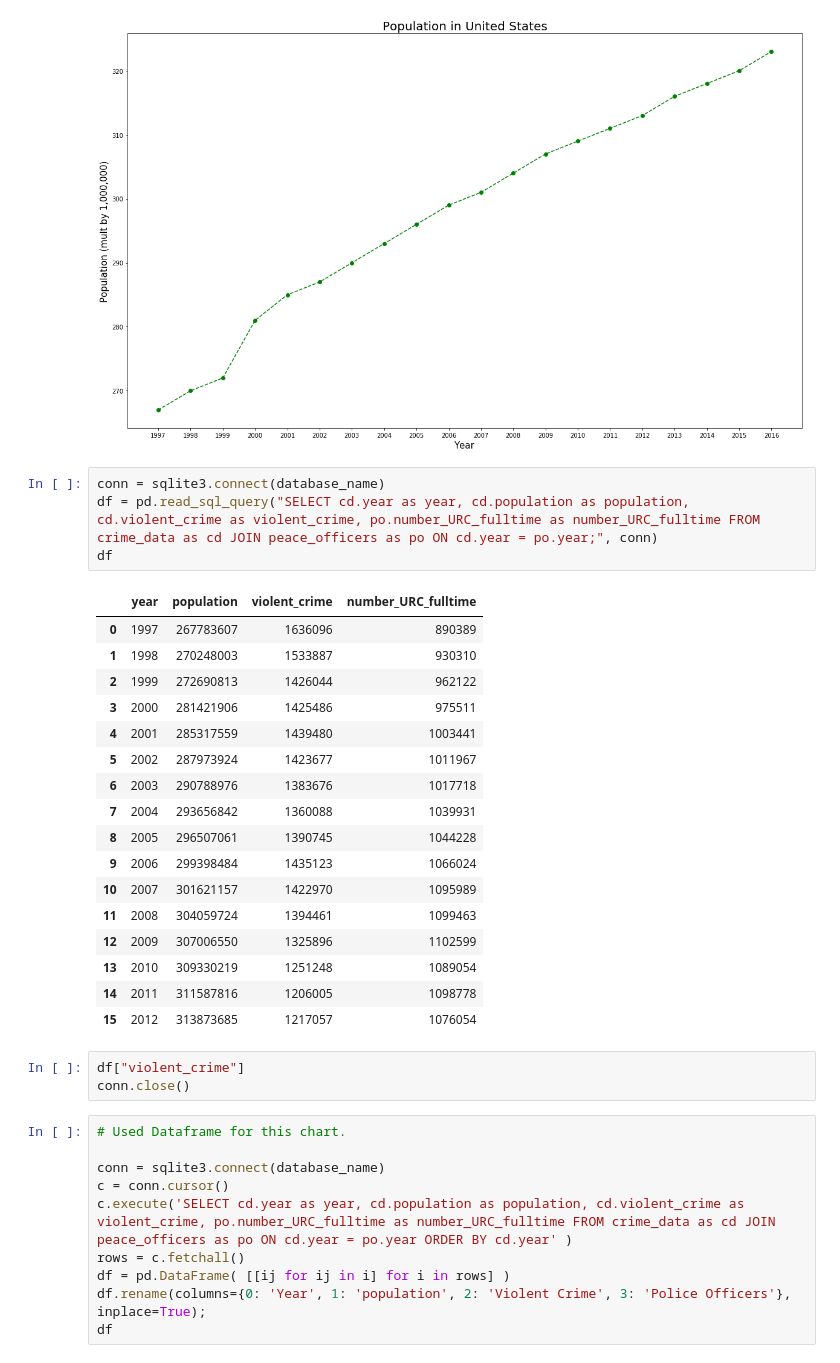
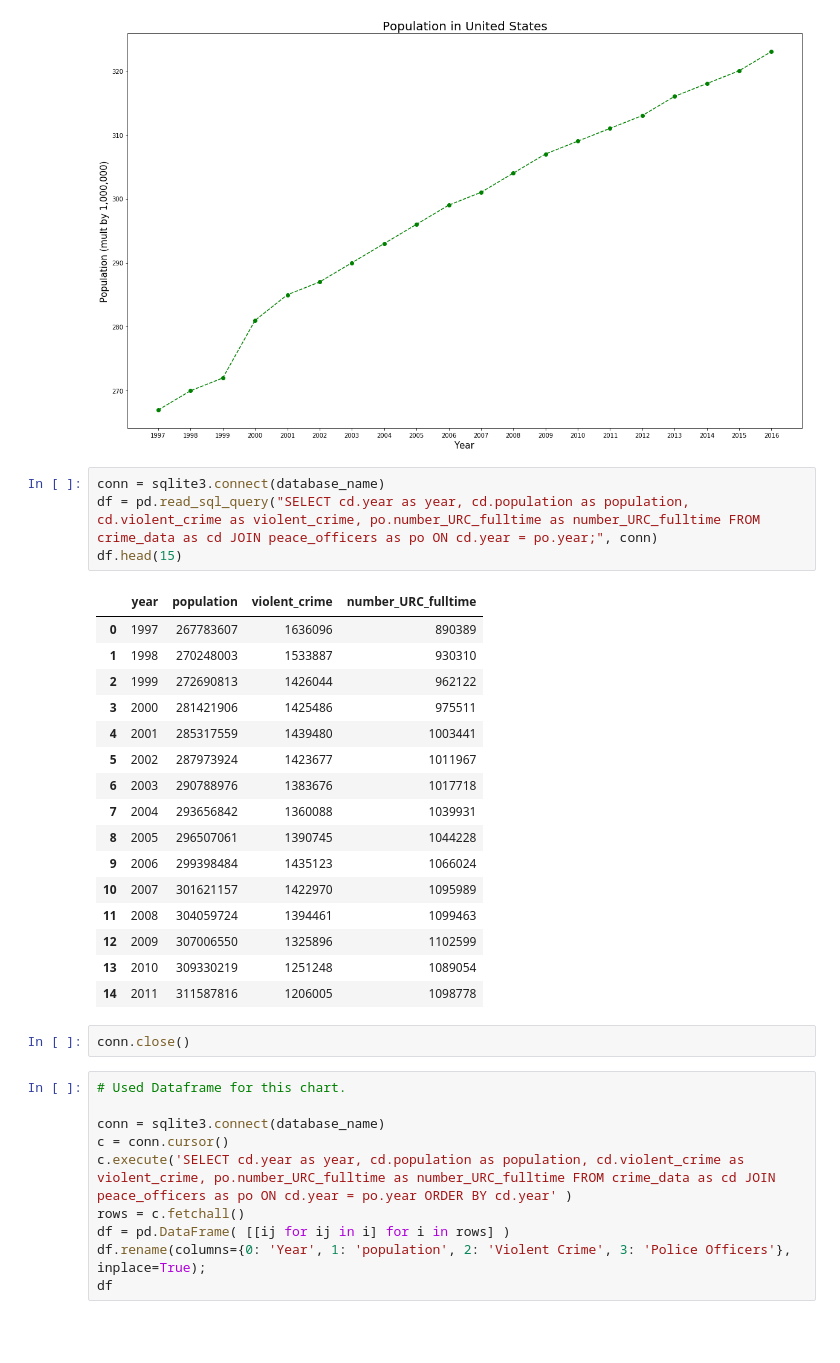
Before and after one commit to odisney2/crime, a Jupyter notebook: yearlycrime.ipynb, the cells around one changed output. Drawn from its saved outputs; the diff is of its cells as text; blank space fills up the shorter version.

```diff
--- a/yearlycrime.ipynb
+++ b/yearlycrime.ipynb
@@ -243,28 +252,26 @@ plt.show()
 # %%
 conn = sqlite3.connect(database_name)
 df = pd.read_sql_query("SELECT cd.year as year, cd.population as population, cd.violent_crime as violent_crime, po.number_URC_fulltime as number_URC_fulltime FROM crime_data as cd JOIN peace_officers as po ON cd.year = po.year;", conn)
-df
+df.head(15)
 # %% [output]
 |  | year | population | violent_crime | number_URC_fulltime |
 | 0 | 1997 | 267783607 | 1636096 | 890389 |
 | 1 | 1998 | 270248003 | 1533887 | 930310 |
 | 2 | 1999 | 272690813 | 1426044 | 962122 |
 | 3 | 2000 | 281421906 | 1425486 | 975511 |
 | 4 | 2001 | 285317559 | 1439480 | 1003441 |
 | 5 | 2002 | 287973924 | 1423677 | 1011967 |
 | 6 | 2003 | 290788976 | 1383676 | 1017718 |
 | 7 | 2004 | 293656842 | 1360088 | 1039931 |
 | 8 | 2005 | 296507061 | 1390745 | 1044228 |
 | 9 | 2006 | 299398484 | 1435123 | 1066024 |
 | 10 | 2007 | 301621157 | 1422970 | 1095989 |
 | 11 | 2008 | 304059724 | 1394461 | 1099463 |
 | 12 | 2009 | 307006550 | 1325896 | 1102599 |
 | 13 | 2010 | 309330219 | 1251248 | 1089054 |
 | 14 | 2011 | 311587816 | 1206005 | 1098778 |
-| 15 | 2012 | 313873685 | 1217057 | 1076054 |
-# %%
-df["violent_crime"]
-conn.close()
+# %%
+conn.close()
 # %%
 # Used Dataframe for this chart.
 
```
Also changed, not shown: parts of 6 cells of this notebook.
